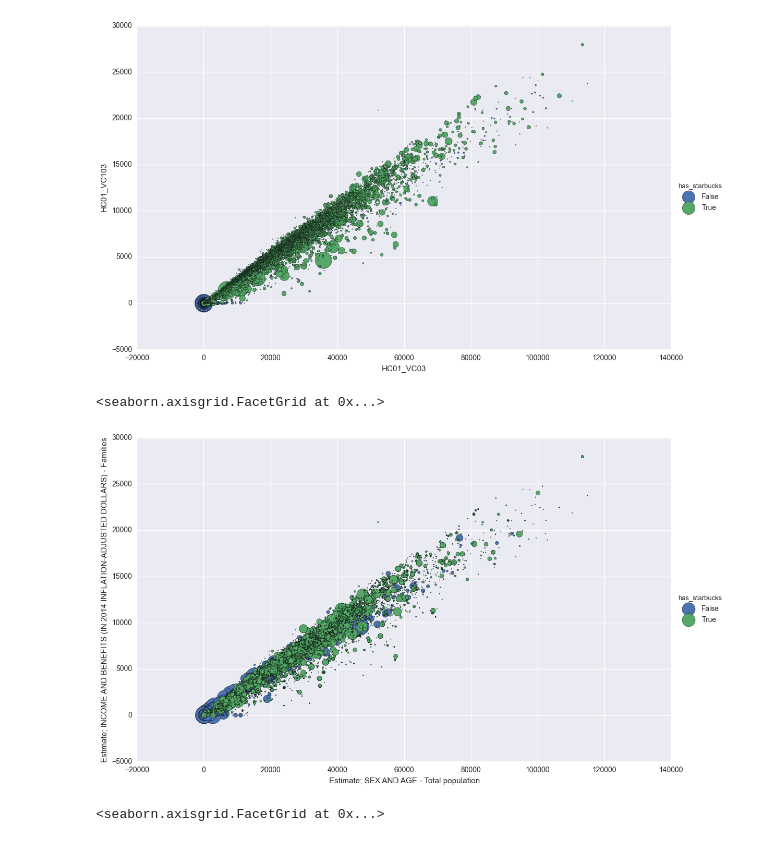
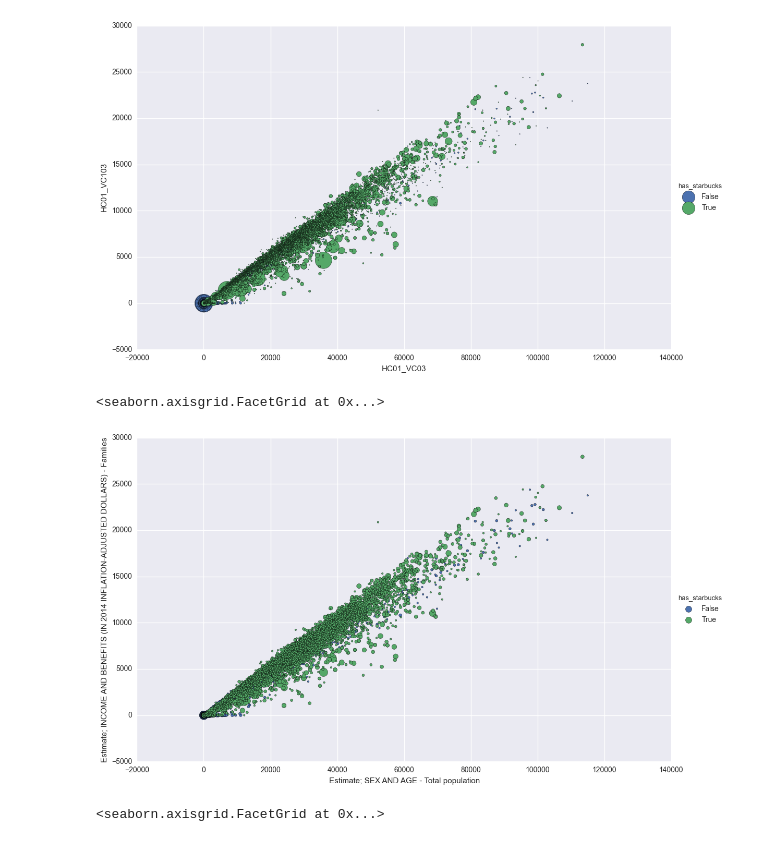
Before and after one commit to tmthyjames/general_prez, a Jupyter notebook: The_General_Coffee_scratch.ipynb, the cells around one changed output. Drawn from its saved outputs; the diff is of its cells as text; code cells hidden in the pictures.

```diff
--- a/The_General_Coffee_scratch.ipynb
+++ b/The_General_Coffee_scratch.ipynb
@@ -247,12 +247,12 @@ fg.map(pyplot.scatter, 'HC01_VC03', 'HC01_VC103', s=df['starbucks_count']**2, ed
 # %%
 x = 'HC01_VC03'
 y = 'HC01_VC103'
 fg = sns.FacetGrid(data=df, hue='has_starbucks', aspect=1.61,  size=7)
-ax = fg.map(pyplot.scatter, 'HC01_VC03', 'HC01_VC103', s=df['num_of_sb-size-adj'], edgecolor="black").add_legend()
+ax = fg.map(pyplot.scatter, 'HC01_VC03', 'HC01_VC103', s=df['starbucks_count']*6, edgecolor="black").add_legend()
 ax.set(xlabel=defs[x], ylabel=defs[y])
 # %% [output]
 <seaborn.axisgrid.FacetGrid at 0x...>
-[figure, old version]
+[figure, new version]
 # %%
 x = 'HC01_VC03'
 y = 'HC01_VC103'
```
Also changed, not shown: parts of 3 cells of this notebook, 2 other files.
